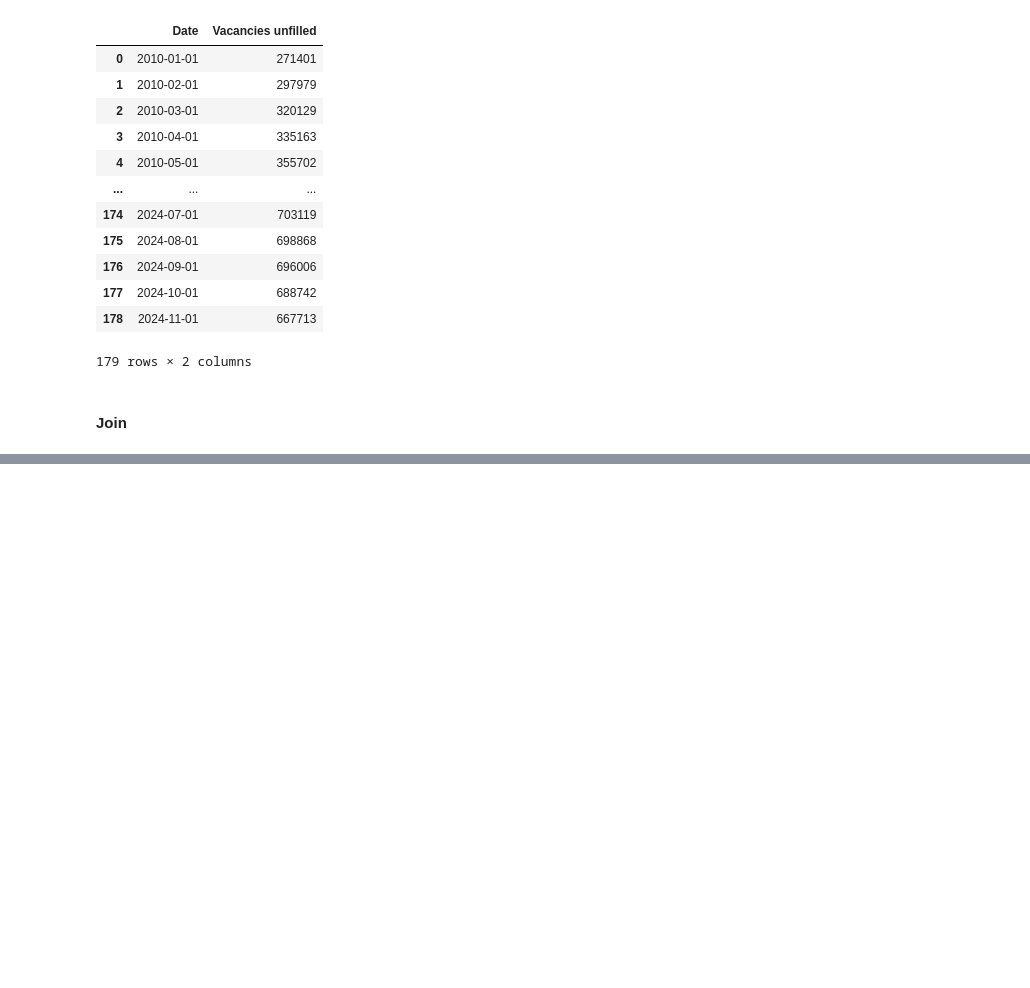
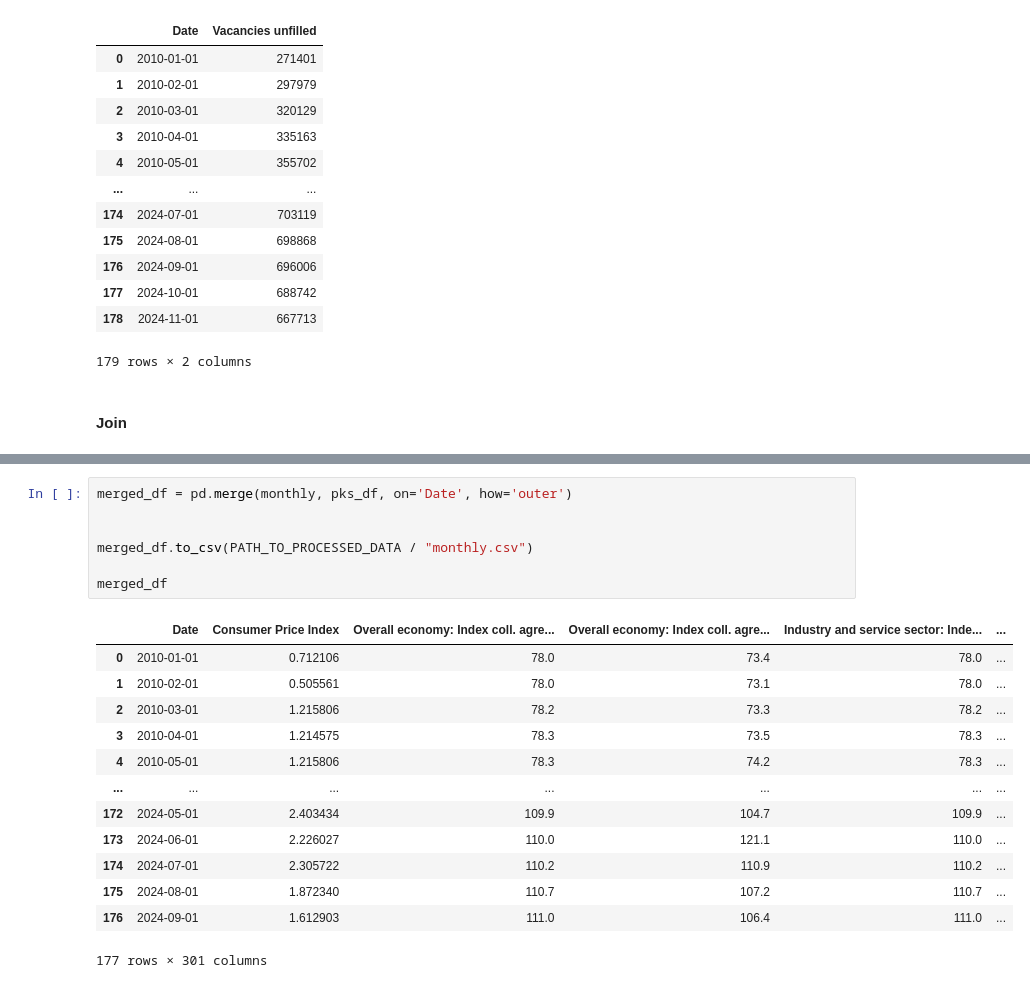
Before and after one commit to kubosis/Criminality_in_Germany, a Jupyter notebook: notebooks/preprocessing/monthly/data_preprocessing_monthly.ipynb, the cells around one changed output, grey strips where cells are left out. Cells and saved outputs as stored; diff of their text form; blank space fills up the shorter version.

```diff
--- a/notebooks/preprocessing/monthly/data_preprocessing_monthly.ipynb
+++ b/notebooks/preprocessing/monthly/data_preprocessing_monthly.ipynb
@@ -519,0 +688,21 @@ df
+# %%
+merged_df = pd.merge(monthly, pks_df, on='Date', how='outer')
+
+
+merged_df.to_csv(PATH_TO_PROCESSED_DATA / "monthly.csv")
+
+merged_df
+# %% [output]
+|  | Date | Consumer Price Index | Overall economy: Index coll. agre... | Overall economy: Index coll. agre... | Industry and service sector: Inde... | ... |
+| 0 | 2010-01-01 | 0.712106 | 78.0 | 73.4 | 78.0 | ... |
+| 1 | 2010-02-01 | 0.505561 | 78.0 | 73.1 | 78.0 | ... |
+| 2 | 2010-03-01 | 1.215806 | 78.2 | 73.3 | 78.2 | ... |
+| 3 | 2010-04-01 | 1.214575 | 78.3 | 73.5 | 78.3 | ... |
+| 4 | 2010-05-01 | 1.215806 | 78.3 | 74.2 | 78.3 | ... |
+| ... | ... | ... | ... | ... | ... | ... |
+| 172 | 2024-05-01 | 2.403434 | 109.9 | 104.7 | 109.9 | ... |
+| 173 | 2024-06-01 | 2.226027 | 110.0 | 121.1 | 110.0 | ... |
+| 174 | 2024-07-01 | 2.305722 | 110.2 | 110.9 | 110.2 | ... |
+| 175 | 2024-08-01 | 1.872340 | 110.7 | 107.2 | 110.7 | ... |
+| 176 | 2024-09-01 | 1.612903 | 111.0 | 106.4 | 111.0 | ... |
+177 rows × 301 columns
```
Also changed, not shown: parts of 7 cells of this notebook, 3 other files.
